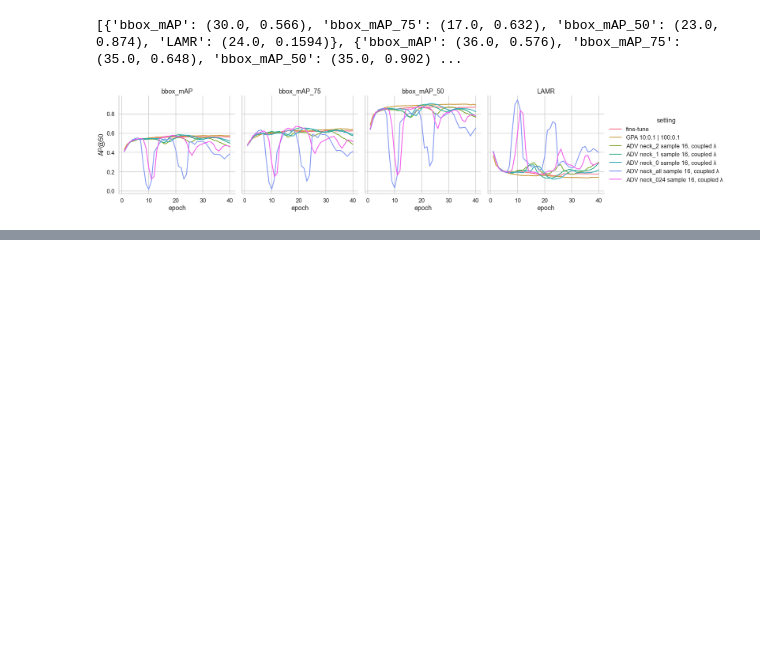
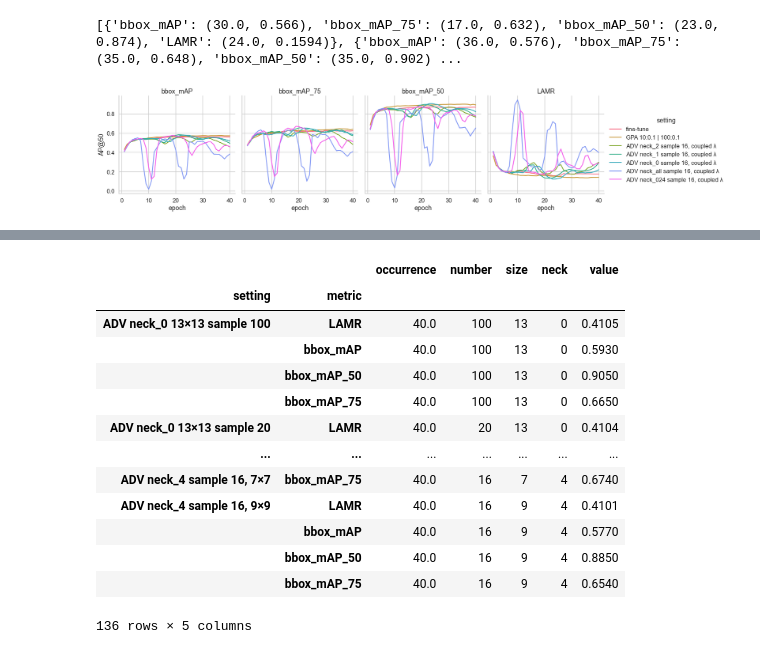
Before and after one commit to ThaddaeusWiedemer/FisheyeSPA, a Jupyter notebook: results/adversarial.ipynb, the cells around one changed output, grey strips where cells are left out. Cells and saved outputs as stored; diff of their text form; code cells hidden in the pictures; blank space fills up the shorter version.

```diff
--- a/results/adversarial.ipynb
+++ b/results/adversarial.ipynb
@@ -238,0 +311,21 @@ print(maxs)
+# %%
+# test = df.groupby('setting')
+# df.head()
+test = df.reset_index(drop=True)
+test = test.groupby(['setting', 'metric']).max()
+test
+# %% [output]
+|  |  | occurrence | number | size | neck | value |
+| setting | metric |  |  |  |  |  |
+| ADV neck_0 13×13 sample 100 | LAMR | 40.0 | 100 | 13 | 0 | 0.4105 |
+|  | bbox_mAP | 40.0 | 100 | 13 | 0 | 0.5930 |
+|  | bbox_mAP_50 | 40.0 | 100 | 13 | 0 | 0.9050 |
+|  | bbox_mAP_75 | 40.0 | 100 | 13 | 0 | 0.6650 |
+| ADV neck_0 13×13 sample 20 | LAMR | 40.0 | 20 | 13 | 0 | 0.4104 |
+| ... | ... | ... | ... | ... | ... | ... |
+| ADV neck_4 sample 16, 7×7 | bbox_mAP_75 | 40.0 | 16 | 7 | 4 | 0.6740 |
+| ADV neck_4 sample 16, 9×9 | LAMR | 40.0 | 16 | 9 | 4 | 0.4101 |
+|  | bbox_mAP | 40.0 | 16 | 9 | 4 | 0.5770 |
+|  | bbox_mAP_50 | 40.0 | 16 | 9 | 4 | 0.8850 |
+|  | bbox_mAP_75 | 40.0 | 16 | 9 | 4 | 0.6540 |
+136 rows × 5 columns
```
Also changed, not shown: parts of 5 cells of this notebook, 39 other files.
